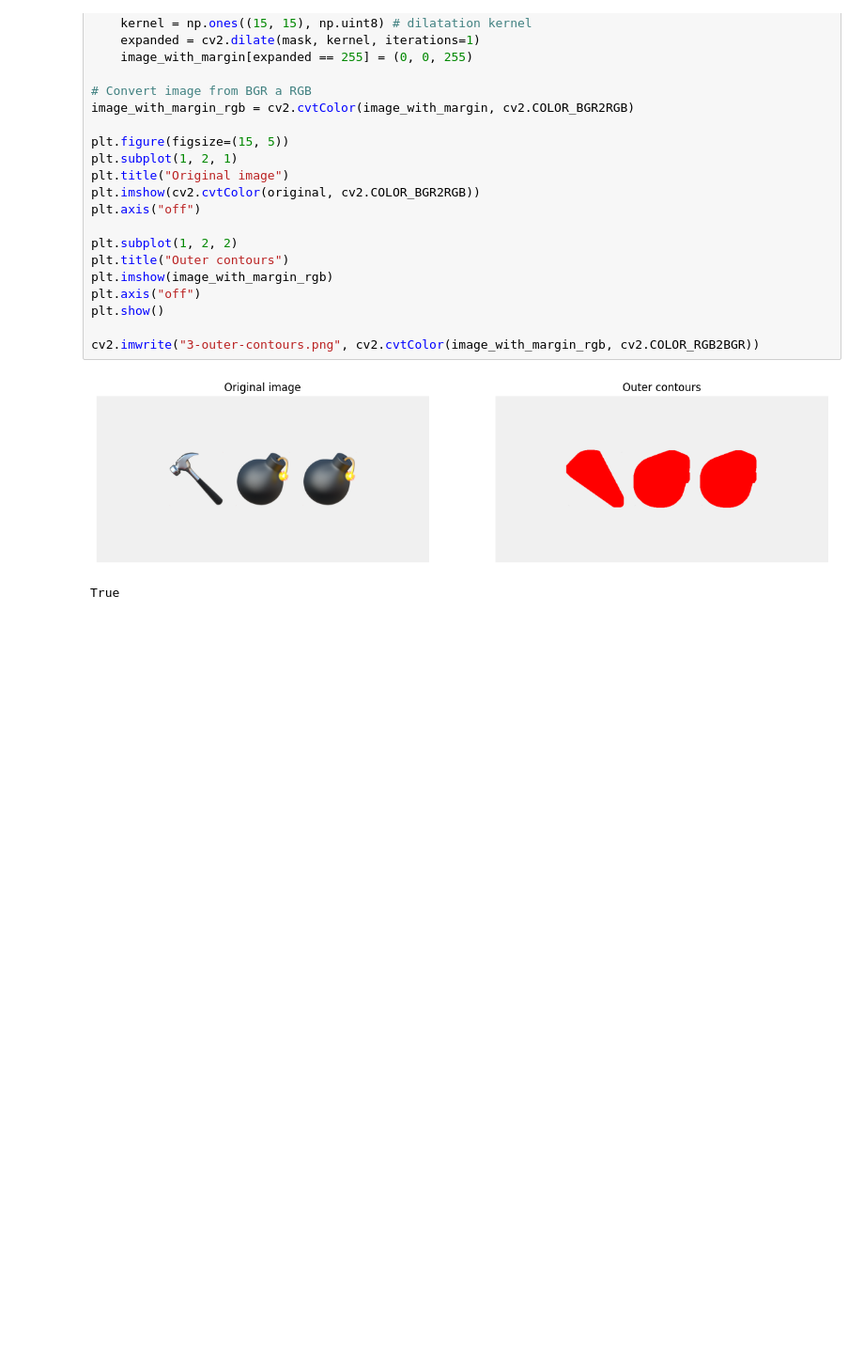
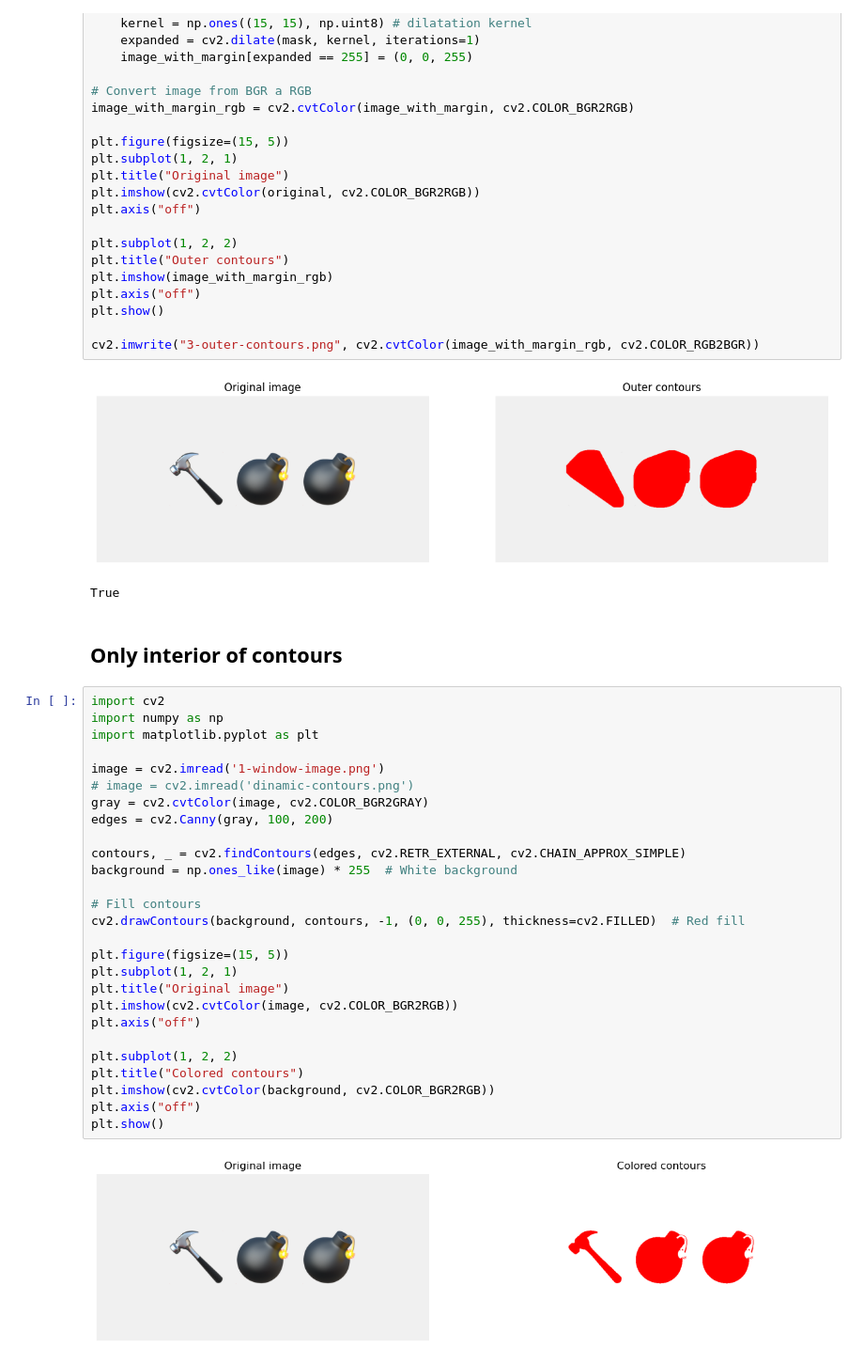
Before and after one commit to pintamonas4575/RL-model-The-Simpsons, a Jupyter notebook: contours.ipynb, the cells around one changed output. Shown: that part at 94% size. Drawn from its saved outputs; the diff is of its cells as text; blank space fills up the shorter version.

```diff
--- a/contours.ipynb
+++ b/contours.ipynb
@@ -68,3 +70,34 @@ cv2.imwrite("3-outer-contours.png", cv2.cvtColor(image_with_margin_rgb, cv2.COLO
 # %% [output]
 [figure]
 True
+# %% [markdown]
+## **Only interior of contours**
+# %%
+import cv2
+import numpy as np
+import matplotlib.pyplot as plt
+
+image = cv2.imread('1-window-image.png')
+# image = cv2.imread('dinamic-contours.png')
+gray = cv2.cvtColor(image, cv2.COLOR_BGR2GRAY)
+edges = cv2.Canny(gray, 100, 200)
+
+contours, _ = cv2.findContours(edges, cv2.RETR_EXTERNAL, cv2.CHAIN_APPROX_SIMPLE)
+background = np.ones_like(image) * 255  # White background
+
+# Fill contours
+cv2.drawContours(background, contours, -1, (0, 0, 255), thickness=cv2.FILLED)  # Red fill
+
+plt.figure(figsize=(15, 5))
+plt.subplot(1, 2, 1)
+plt.title("Original image")
+plt.imshow(cv2.cvtColor(image, cv2.COLOR_BGR2RGB))
+plt.axis("off")
+
+plt.subplot(1, 2, 2)
+plt.title("Colored contours")
+plt.imshow(cv2.cvtColor(background, cv2.COLOR_BGR2RGB))
+plt.axis("off")
+plt.show()
+# %% [output]
+[figure, added]
```
Also changed, not shown: parts of 1 cell of this notebook, 10 other files.
